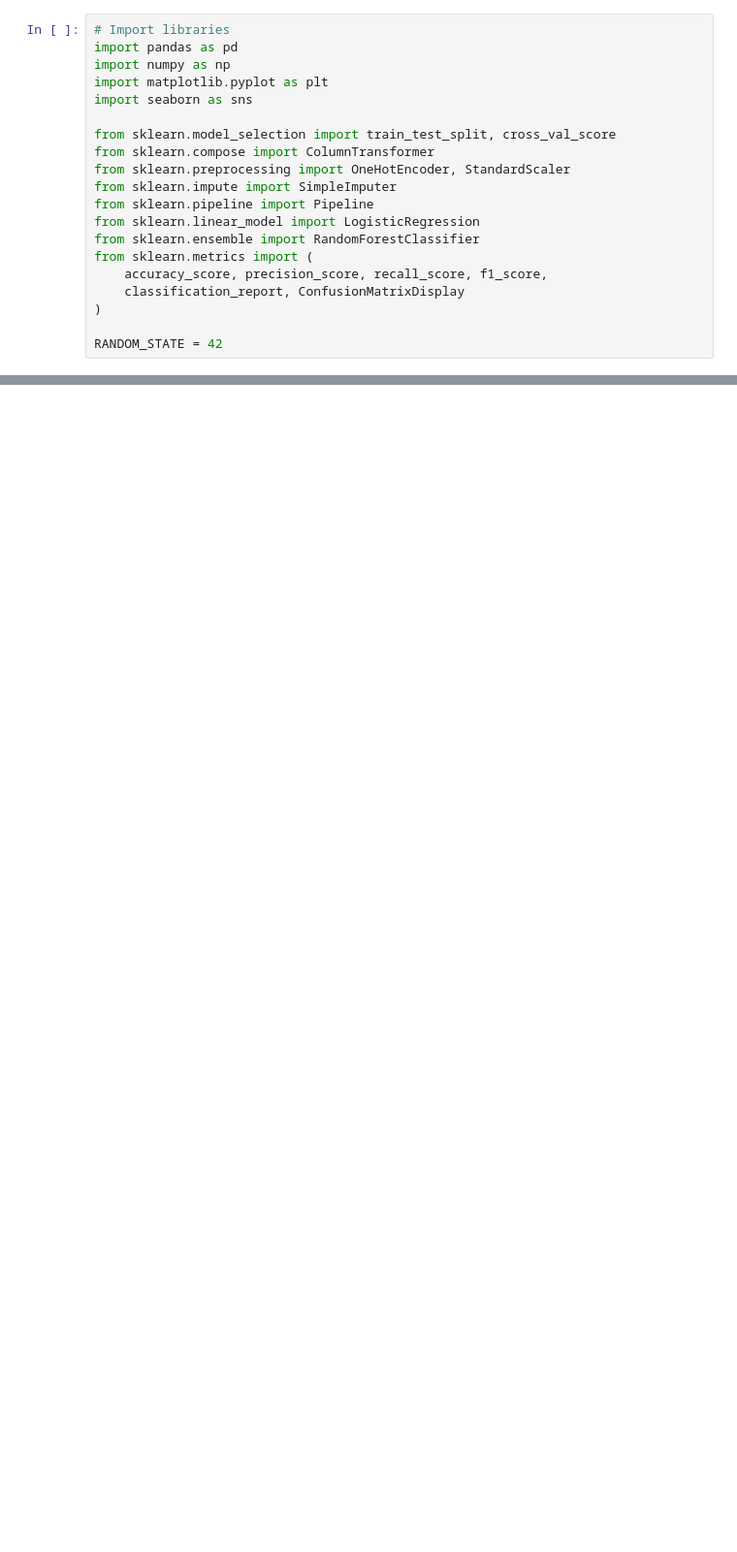
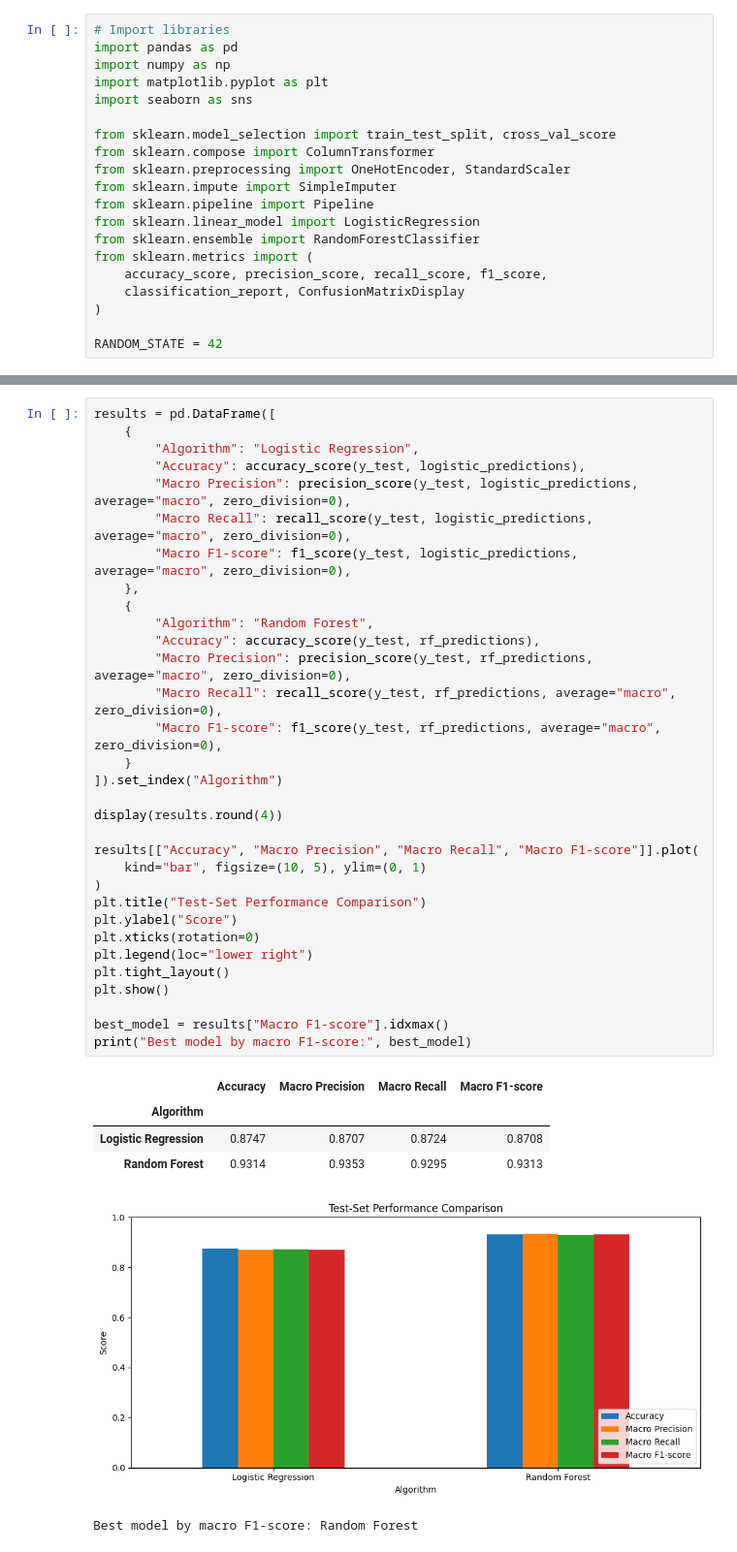
Before and after one commit to SathiraKumarasinghe/Obesity-Classification, a Jupyter notebook: obesity_level_classification.ipynb, the cells around one changed output, grey strips where cells are left out. Shown at 97% size. Drawn from its saved outputs; the diff is of its cells as text; blank space fills up the shorter version.

```diff
--- a/obesity_level_classification.ipynb
+++ b/obesity_level_classification.ipynb
@@ -116,0 +253,39 @@ plt.show()
+# %%
+results = pd.DataFrame([
+    {
+        "Algorithm": "Logistic Regression",
+        "Accuracy": accuracy_score(y_test, logistic_predictions),
+        "Macro Precision": precision_score(y_test, logistic_predictions, average="macro", zero_division=0),
+        "Macro Recall": recall_score(y_test, logistic_predictions, average="macro", zero_division=0),
+        "Macro F1-score": f1_score(y_test, logistic_predictions, average="macro", zero_division=0),
+    },
+    {
+        "Algorithm": "Random Forest",
+        "Accuracy": accuracy_score(y_test, rf_predictions),
+        "Macro Precision": precision_score(y_test, rf_predictions, average="macro", zero_division=0),
+        "Macro Recall": recall_score(y_test, rf_predictions, average="macro", zero_division=0),
+        "Macro F1-score": f1_score(y_test, rf_predictions, average="macro", zero_division=0),
+    }
+]).set_index("Algorithm")
+
+display(results.round(4))
+
+results[["Accuracy", "Macro Precision", "Macro Recall", "Macro F1-score"]].plot(
+    kind="bar", figsize=(10, 5), ylim=(0, 1)
+)
+plt.title("Test-Set Performance Comparison")
+plt.ylabel("Score")
+plt.xticks(rotation=0)
+plt.legend(loc="lower right")
+plt.tight_layout()
+plt.show()
+
+best_model = results["Macro F1-score"].idxmax()
+print("Best model by macro F1-score:", best_model)
+# %% [output]
+|  | Accuracy | Macro Precision | Macro Recall | Macro F1-score |
+| Algorithm |  |  |  |  |
+| Logistic Regression | 0.8747 | 0.8707 | 0.8724 | 0.8708 |
+| Random Forest | 0.9314 | 0.9353 | 0.9295 | 0.9313 |
+[figure, added]
+Best model by macro F1-score: Random Forest
```
Also changed, not shown: parts of 7 cells of this notebook, 2 other files.
